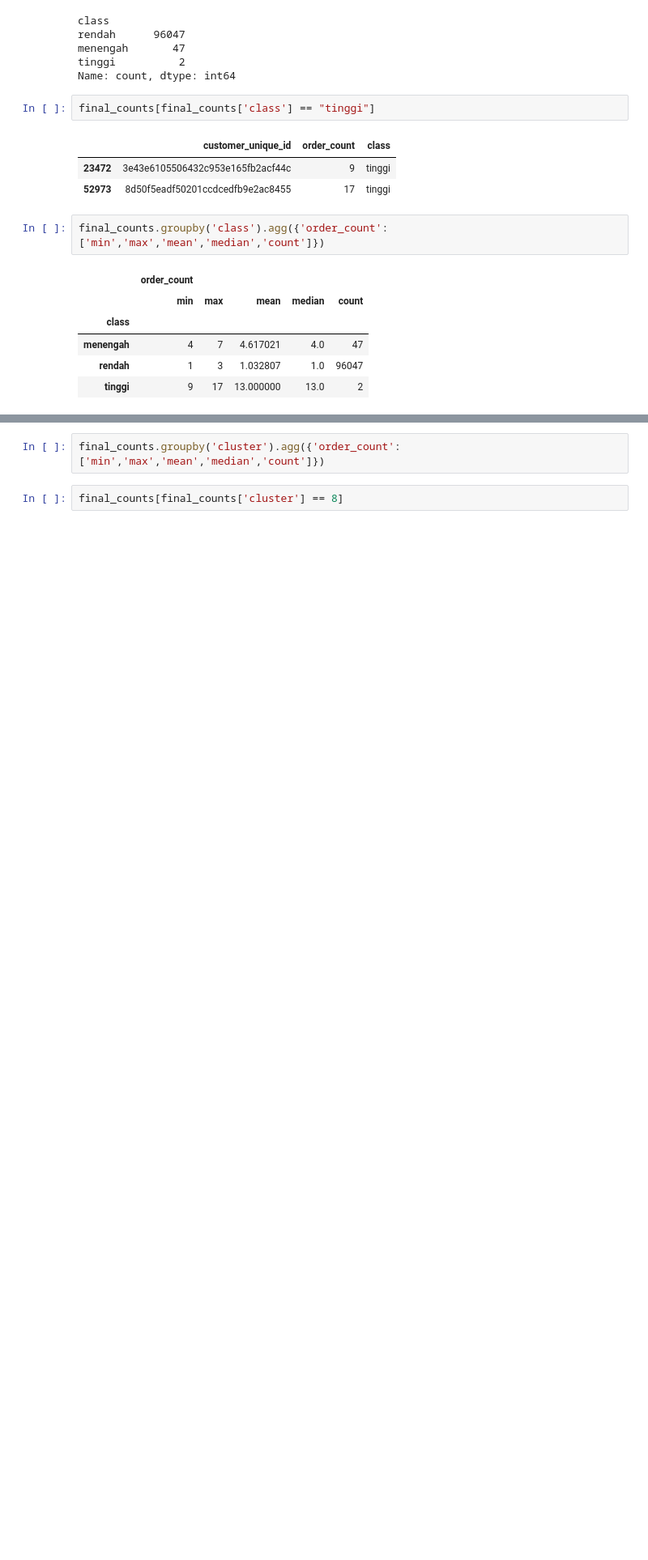
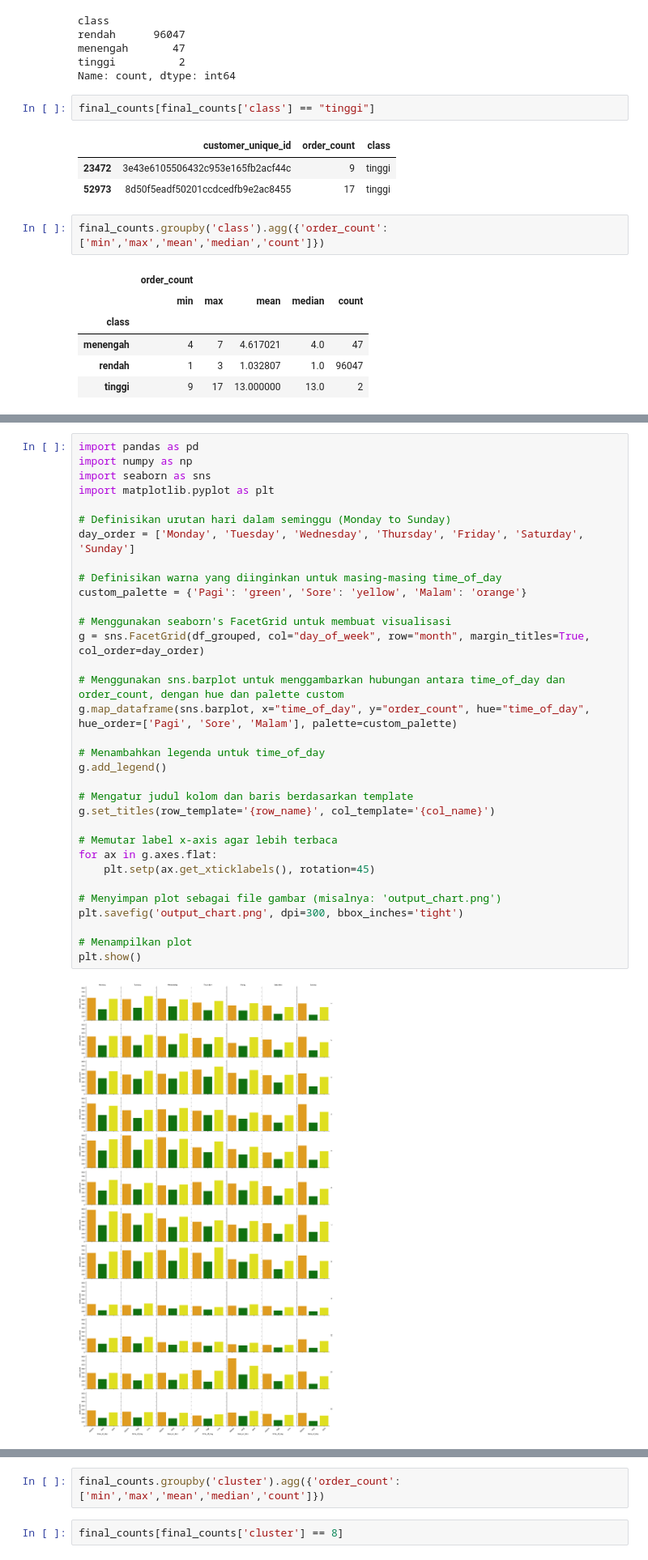
Before and after one commit to BeeGaes/data_grow, a Jupyter notebook: Growia/Modul 9/beginner/beginner.ipynb, the cells around one changed output, grey strips where cells are left out. Shown: that part at 81% size. Saved outputs shown, nothing was run; the diff lists cells and outputs as text; blank space fills up the shorter version.

```diff
--- a/Growia/Modul 9/beginner/beginner.ipynb
+++ b/Growia/Modul 9/beginner/beginner.ipynb
@@ -119,0 +288,35 @@ fig.show()
+# %%
+import pandas as pd
+import numpy as np
+import seaborn as sns
+import matplotlib.pyplot as plt
+
+# Definisikan urutan hari dalam seminggu (Monday to Sunday)
+day_order = ['Monday', 'Tuesday', 'Wednesday', 'Thursday', 'Friday', 'Saturday', 'Sunday']
+
+# Definisikan warna yang diinginkan untuk masing-masing time_of_day
+custom_palette = {'Pagi': 'green', 'Sore': 'yellow', 'Malam': 'orange'}
+
+# Menggunakan seaborn's FacetGrid untuk membuat visualisasi
+g = sns.FacetGrid(df_grouped, col="day_of_week", row="month", margin_titles=True, col_order=day_order)
+
+# Menggunakan sns.barplot untuk menggambarkan hubungan antara time_of_day dan order_count, dengan hue dan palette custom
+g.map_dataframe(sns.barplot, x="time_of_day", y="order_count", hue="time_of_day", hue_order=['Pagi', 'Sore', 'Malam'], palette=custom_palette)
+
+# Menambahkan legenda untuk time_of_day
+g.add_legend()
+
+# Mengatur judul kolom dan baris berdasarkan template
+g.set_titles(row_template='{row_name}', col_template='{col_name}')
+
+# Memutar label x-axis agar lebih terbaca
+for ax in g.axes.flat:
+    plt.setp(ax.get_xticklabels(), rotation=45)
+
+# Menyimpan plot sebagai file gambar (misalnya: 'output_chart.png')
+plt.savefig('output_chart.png', dpi=300, bbox_inches='tight')
+
+# Menampilkan plot
+plt.show()
+# %% [output]
+[figure, added]
```
Also changed, not shown: parts of 34 cells of this notebook, 2 other files.
